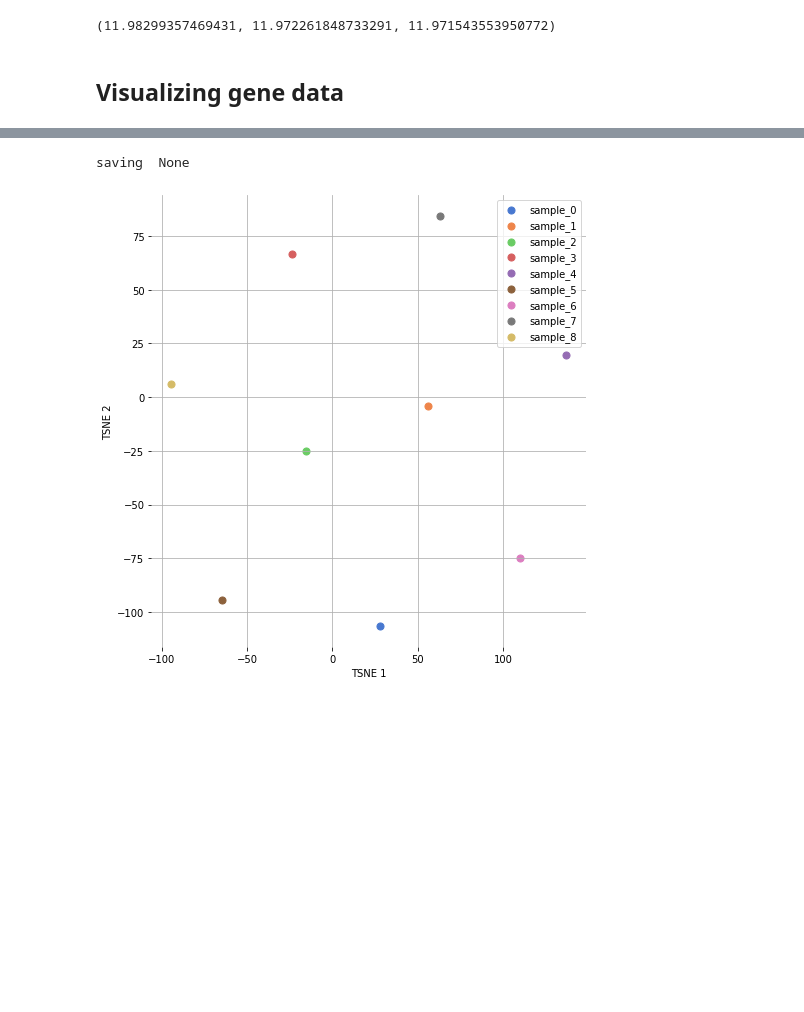
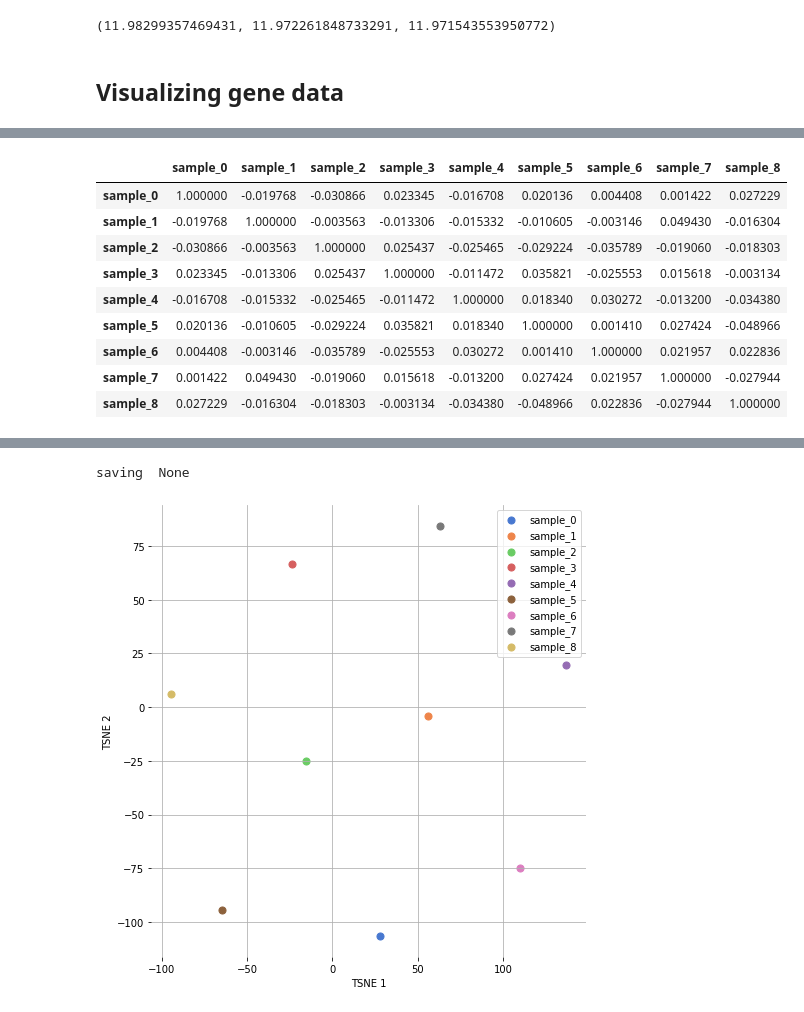
Before and after one commit to qwerty239qwe/pipeGEM, a Jupyter notebook: docs/source/2_data.ipynb, the cells around one changed output, grey strips where cells are left out. Saved outputs shown, nothing was run; the diff lists cells and outputs as text; code cells hidden in the pictures; blank space fills up the shorter version.

```diff
--- a/docs/source/2_data.ipynb
+++ b/docs/source/2_data.ipynb
@@ -108,2 +102,5 @@ from pipeGEM.plotting.scatter import plot_PCA, plot_embedding
 # %%
-plot_clustermap(np.log2(raw_count + 1), z_score=1, fig_size=(8, 16))
+gene_data_dict = {k: GeneData(data=v,
+                              data_transform=lambda x: np.log2(x),
+                              absent_expression=-np.inf)
+                  for k, v in raw_count.items()}
@@ -114,3 +119,18 @@ saving  None
+# %%
+agg_data = GeneData.aggregate(gene_data_dict, prop="data")
+# %%
+corr_result = agg_data.corr()
+# %% [output]
+|  | sample_0 | sample_1 | sample_2 | sample_3 | sample_4 | sample_5 | sample_6 | sample_7 | sample_8 |
+| sample_0 | 1.000000 | -0.019768 | -0.030866 | 0.023345 | -0.016708 | 0.020136 | 0.004408 | 0.001422 | 0.027229 |
+| sample_1 | -0.019768 | 1.000000 | -0.003563 | -0.013306 | -0.015332 | -0.010605 | -0.003146 | 0.049430 | -0.016304 |
+| sample_2 | -0.030866 | -0.003563 | 1.000000 | 0.025437 | -0.025465 | -0.029224 | -0.035789 | -0.019060 | -0.018303 |
+| sample_3 | 0.023345 | -0.013306 | 0.025437 | 1.000000 | -0.011472 | 0.035821 | -0.025553 | 0.015618 | -0.003134 |
+| sample_4 | -0.016708 | -0.015332 | -0.025465 | -0.011472 | 1.000000 | 0.018340 | 0.030272 | -0.013200 | -0.034380 |
+| sample_5 | 0.020136 | -0.010605 | -0.029224 | 0.035821 | 0.018340 | 1.000000 | 0.001410 | 0.027424 | -0.048966 |
+| sample_6 | 0.004408 | -0.003146 | -0.035789 | -0.025553 | 0.030272 | 0.001410 | 1.000000 | 0.021957 | 0.022836 |
+| sample_7 | 0.001422 | 0.049430 | -0.019060 | 0.015618 | -0.013200 | 0.027424 | 0.021957 | 1.000000 | -0.027944 |
+| sample_8 | 0.027229 | -0.016304 | -0.018303 | -0.003134 | -0.034380 | -0.048966 | 0.022836 | -0.027944 | 1.000000 |
 # %%
 plot_PCA(np.log2(raw_count + 1), groups=None)
 # %% [output]
```
Also changed, not shown: parts of 5 cells of this notebook.
